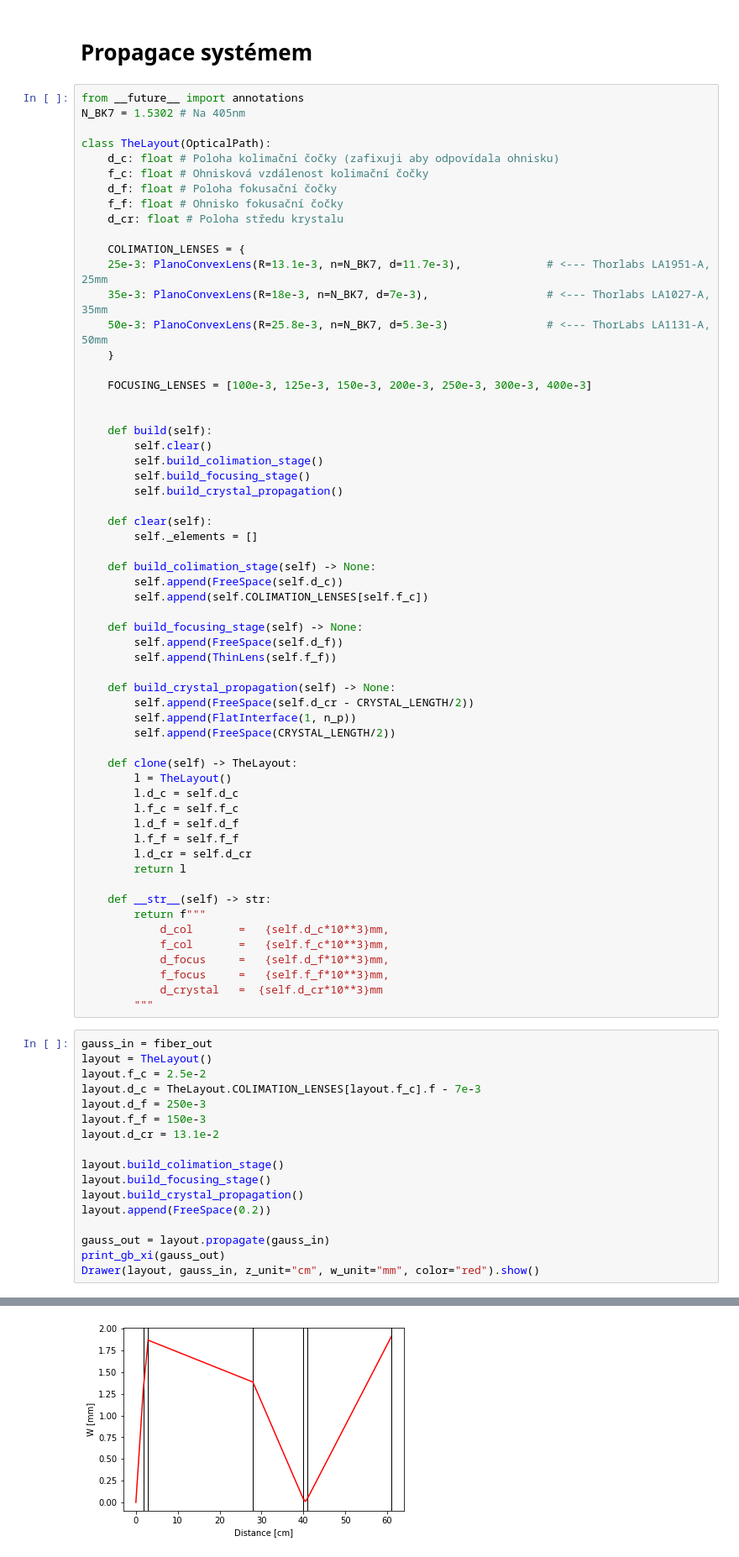
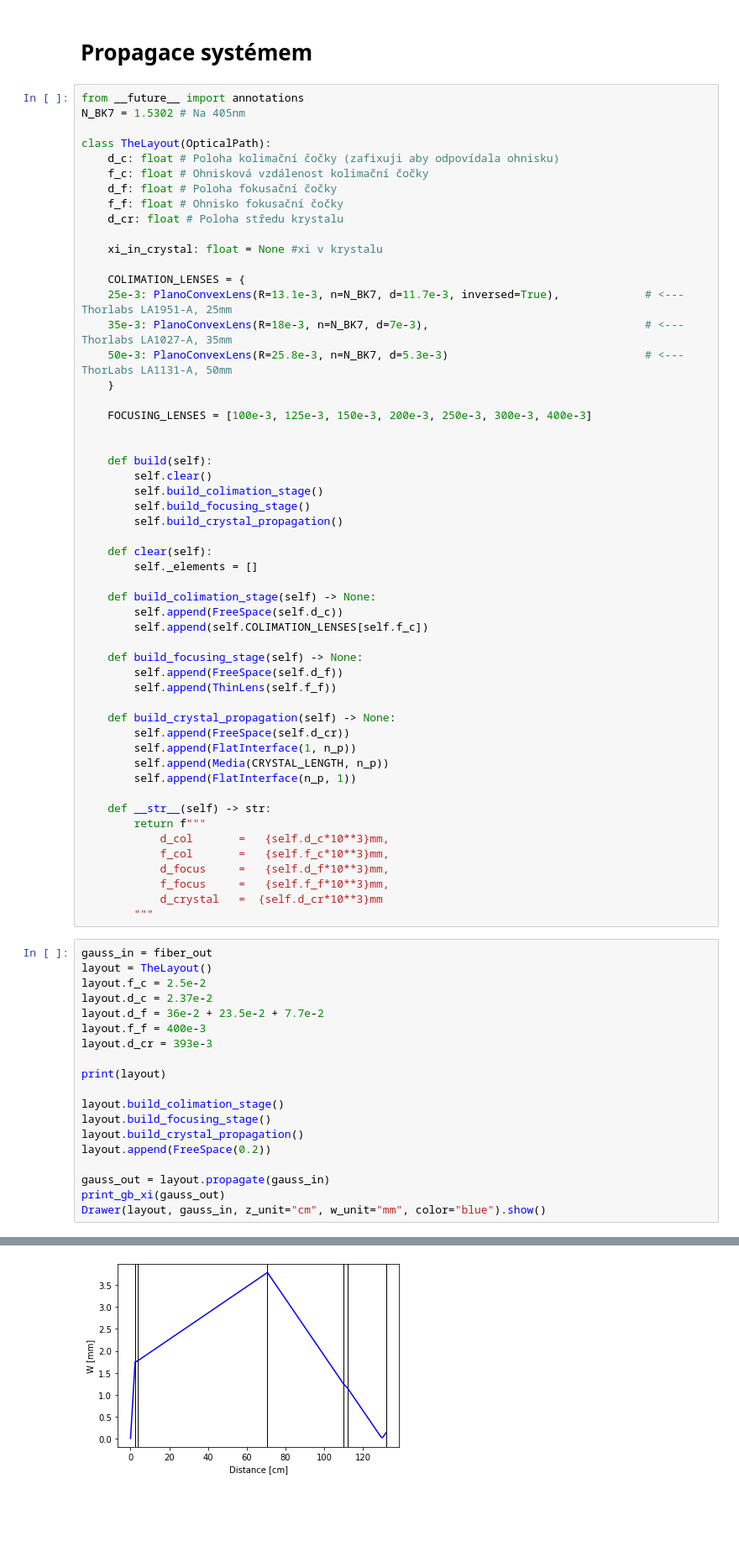
Before and after one commit to david-tomecek-fjfi/dp-layout, a Jupyter notebook: layout_calculations.ipynb, the cells around one changed output, grey strips where cells are left out. Shown: that part at 84% size. Cells and saved outputs as stored; diff of their text form; blank space fills up the shorter version.

```diff
--- a/layout_calculations.ipynb
+++ b/layout_calculations.ipynb
@@ -140,10 +140,12 @@ class TheLayout(OpticalPath):
     f_f: float # Ohnisko fokusační čočky
     d_cr: float # Poloha středu krystalu
 
+    xi_in_crystal: float = None #xi v krystalu
+
     COLIMATION_LENSES = {
-    25e-3: PlanoConvexLens(R=13.1e-3, n=N_BK7, d=11.7e-3),             # <--- Thorlabs LA1951-A, 25mm
-    35e-3: PlanoConvexLens(R=18e-3, n=N_BK7, d=7e-3),                  # <--- Thorlabs LA1027-A, 35mm
-    50e-3: PlanoConvexLens(R=25.8e-3, n=N_BK7, d=5.3e-3)               # <--- ThorLabs LA1131-A, 50mm
+    25e-3: PlanoConvexLens(R=13.1e-3, n=N_BK7, d=11.7e-3, inversed=True),             # <--- Thorlabs LA1951-A, 25mm
+    35e-3: PlanoConvexLens(R=18e-3, n=N_BK7, d=7e-3),                                 # <--- Thorlabs LA1027-A, 35mm
+    50e-3: PlanoConvexLens(R=25.8e-3, n=N_BK7, d=5.3e-3)                              # <--- ThorLabs LA1131-A, 50mm
     }
 
     FOCUSING_LENSES = [100e-3, 125e-3, 150e-3, 200e-3, 250e-3, 300e-3, 400e-3]
@@ -167,18 +169,10 @@ class TheLayout(OpticalPath):
         self.append(ThinLens(self.f_f))
 
     def build_crystal_propagation(self) -> None:
-        self.append(FreeSpace(self.d_cr - CRYSTAL_LENGTH/2))
+        self.append(FreeSpace(self.d_cr))
         self.append(FlatInterface(1, n_p))
-        self.append(FreeSpace(CRYSTAL_LENGTH/2))
-
-    def clone(self) -> TheLayout:
-        l = TheLayout()
-        l.d_c = self.d_c
-        l.f_c = self.f_c
-        l.d_f = self.d_f
-        l.f_f = self.f_f
-        l.d_cr = self.d_cr
-        return l
+        self.append(Media(CRYSTAL_LENGTH, n_p))
+        self.append(FlatInterface(n_p, 1))
 
     def __str__(self) -> str:
         return f"""
@@ -192,10 +186,12 @@ class TheLayout(OpticalPath):
 gauss_in = fiber_out
 layout = TheLayout()
 layout.f_c = 2.5e-2
-layout.d_c = TheLayout.COLIMATION_LENSES[layout.f_c].f - 7e-3
-layout.d_f = 250e-3
-layout.f_f = 150e-3
-layout.d_cr = 13.1e-2
+layout.d_c = 2.37e-2
+layout.d_f = 36e-2 + 23.5e-2 + 7.7e-2
+layout.f_f = 400e-3
+layout.d_cr = 393e-3
+
+print(layout)
 
 layout.build_colimation_stage()
 layout.build_focusing_stage()
@@ -204,5 +200,5 @@ layout.append(FreeSpace(0.2))
 
 gauss_out = layout.propagate(gauss_in)
 print_gb_xi(gauss_out)
-Drawer(layout, gauss_in, z_unit="cm", w_unit="mm", color="red").show()
+Drawer(layout, gauss_in, z_unit="cm", w_unit="mm", color="blue").show()
 # %% [output]
@@ -214 +217 @@ Drawer(layout, gauss_in, z_unit="cm", w_unit="mm", color="red").show()
-[figure, old version]
+[figure, new version]
```
Also changed, not shown: parts of 2 cells of this notebook.
